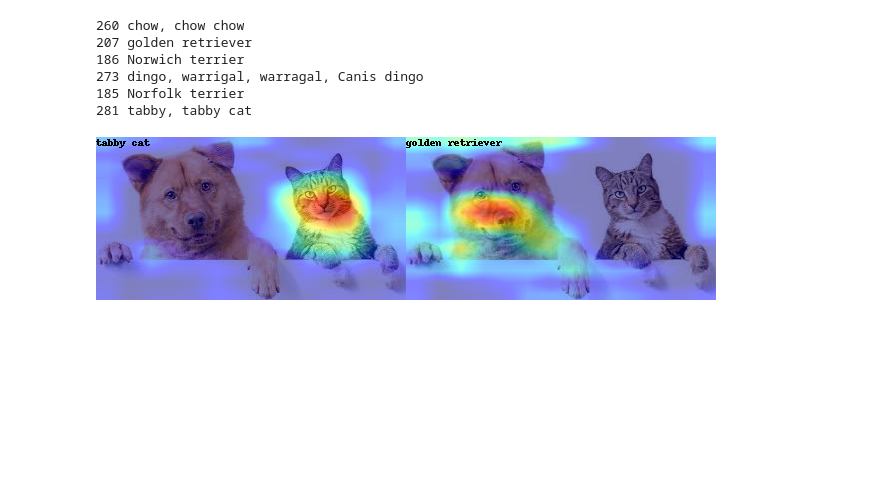
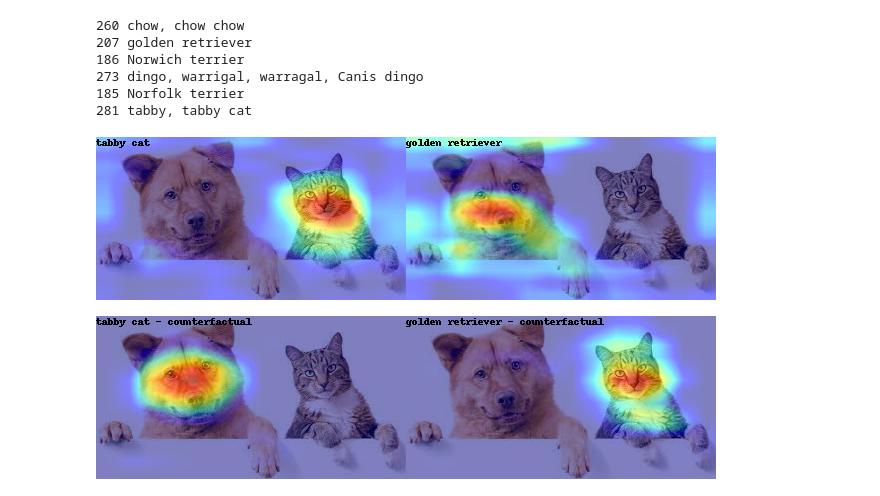
Before and after one commit to Aa-Aanegola/Grad-CAM, a Jupyter notebook: evaluate_gradcam.ipynb, the cells around one changed output. Drawn from its saved outputs; the diff is of its cells as text; code cells hidden in the pictures; blank space fills up the shorter version.

Commit message:
add: counterfactual gradcam

```diff
--- a/evaluate_gradcam.ipynb
+++ b/evaluate_gradcam.ipynb
@@ -41,3 +41,13 @@ heatmaps = Image.fromarray(np.hstack([np.array(hm) for hm in [hm_cat, hm_dog]]))
 display(heatmaps)
 # %% [output]
 [figure]
+# %%
+hm_cat_cf = gc(image, torch.tensor([281]), counterfactual=True)
+hm_dog_cf = gc(image, torch.tensor([207]), counterfactual=True)
+# %%
+ImageDraw.Draw(hm_cat_cf).text((0, 0), "tabby cat - counterfactual", (0, 0, 0))
+ImageDraw.Draw(hm_dog_cf).text((0, 0), "golden retriever - counterfactual", (0, 0, 0))
+heatmaps = Image.fromarray(np.hstack([np.array(hm) for hm in [hm_cat_cf, hm_dog_cf]]))
+display(heatmaps)
+# %% [output]
+[figure, added]
```
Also changed, not shown: 1 other file.
